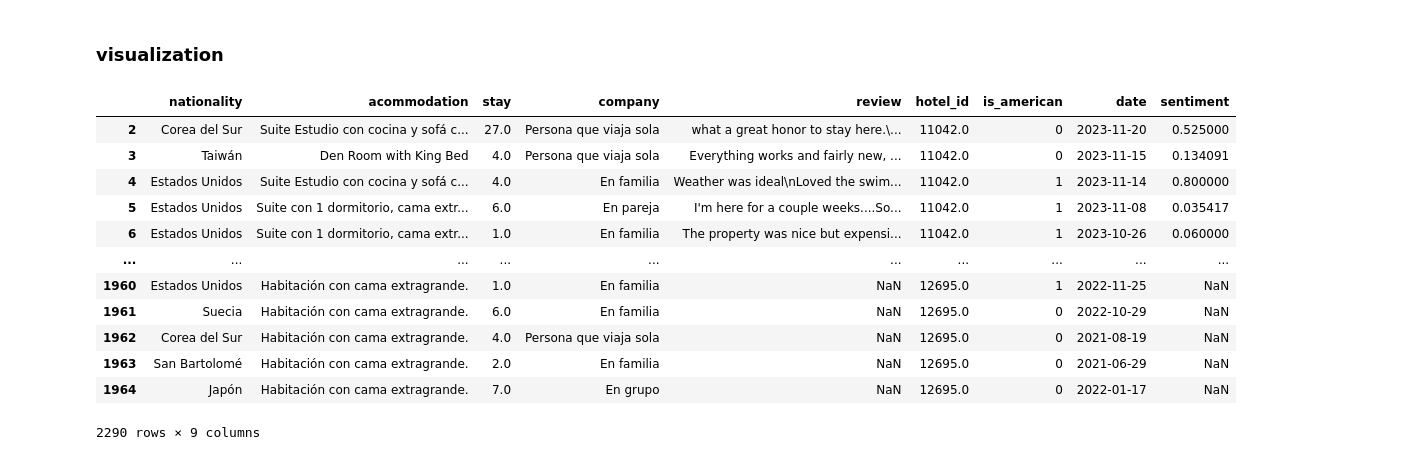
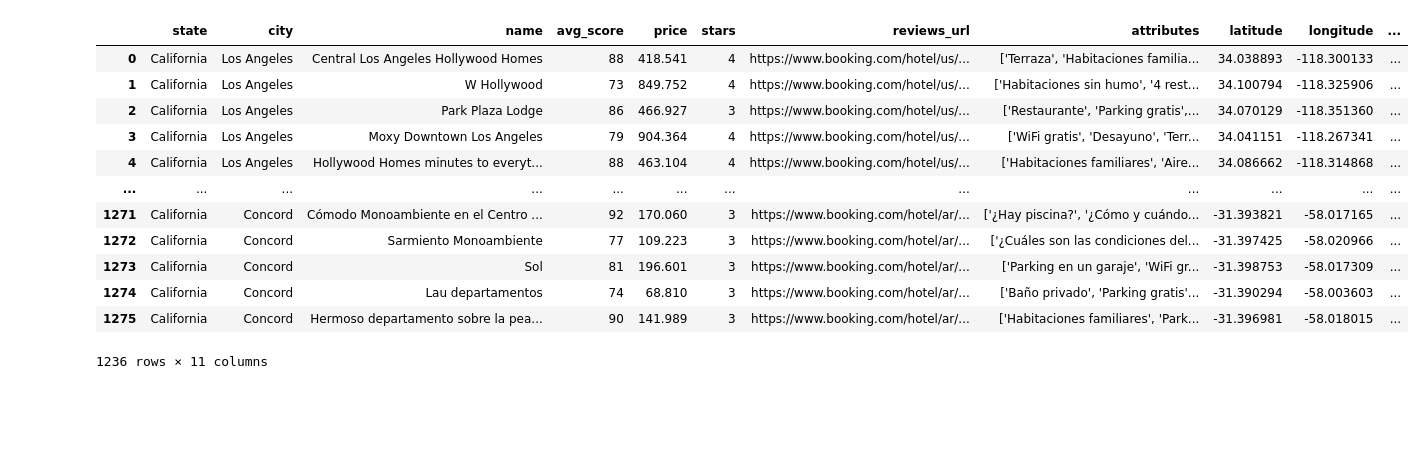
Before and after one commit to LeonardoCostaH/PF_DS_YELP, a Jupyter notebook: streamlit/pages/streamlit.ipynb, the cells around one changed output. Drawn from its saved outputs; the diff is of its cells as text; code cells hidden in the pictures; blank space fills up the shorter version.

```diff
--- a/streamlit/pages/streamlit.ipynb
+++ b/streamlit/pages/streamlit.ipynb
@@ -60,23 +19,20 @@ fig_cities.show()
-# %% [markdown]
-### visualization
 # %%
-import numpy as np
 import pandas as pd
-import plotly.express as px
 
-client_reviews = pd.read_csv("../../files/data/usa_clients_reviews.csv", index_col=0)
-client_reviews
+california_hotels = pd.read_csv("../../files/data/booking/california_hotels.csv", index_col=0)
+california_hotels.drop_duplicates(subset=['city', 'name'], inplace=True)
+california_hotels
 # %% [output]
-|  | nationality | acommodation | stay | company | review | hotel_id | is_american | date | sentiment |
-| 2 | Corea del Sur | Suite Estudio con cocina y sofá c... | 27.0 | Persona que viaja sola | what a great honor to stay here.\... | 11042.0 | 0 | 2023-11-20 | 0.525000 |
-| 3 | Taiwán | Den Room with King Bed | 4.0 | Persona que viaja sola | Everything works and fairly new, ... | 11042.0 | 0 | 2023-11-15 | 0.134091 |
-| 4 | Estados Unidos | Suite Estudio con cocina y sofá c... | 4.0 | En familia | Weather was ideal\nLoved the swim... | 11042.0 | 1 | 2023-11-14 | 0.800000 |
-| 5 | Estados Unidos | Suite con 1 dormitorio, cama extr... | 6.0 | En pareja | I'm here for a couple weeks....So... | 11042.0 | 1 | 2023-11-08 | 0.035417 |
-| 6 | Estados Unidos | Suite con 1 dormitorio, cama extr... | 1.0 | En familia | The property was nice but expensi... | 11042.0 | 1 | 2023-10-26 | 0.060000 |
-| ... | ... | ... | ... | ... | ... | ... | ... | ... | ... |
-| 1960 | Estados Unidos | Habitación con cama extragrande. | 1.0 | En familia | NaN | 12695.0 | 1 | 2022-11-25 | NaN |
-| 1961 | Suecia | Habitación con cama extragrande. | 6.0 | En familia | NaN | 12695.0 | 0 | 2022-10-29 | NaN |
-| 1962 | Corea del Sur | Habitación con cama extragrande. | 4.0 | Persona que viaja sola | NaN | 12695.0 | 0 | 2021-08-19 | NaN |
-| 1963 | San Bartolomé | Habitación con cama extragrande. | 2.0 | En familia | NaN | 12695.0 | 0 | 2021-06-29 | NaN |
-| 1964 | Japón | Habitación con cama extragrande. | 7.0 | En grupo | NaN | 12695.0 | 0 | 2022-01-17 | NaN |
+|  | state | city | name | avg_score | price | stars | reviews_url | attributes | latitude | longitude | ... |
+| 0 | California | Los Angeles | Central Los Angeles Hollywood Homes | 88 | 418.541 | 4 | https://www.booking.com/hotel/us/... | ['Terraza', 'Habitaciones familia... | 34.038893 | -118.300133 | ... |
+| 1 | California | Los Angeles | W Hollywood | 73 | 849.752 | 4 | https://www.booking.com/hotel/us/... | ['Habitaciones sin humo', '4 rest... | 34.100794 | -118.325906 | ... |
+| 2 | California | Los Angeles | Park Plaza Lodge | 86 | 466.927 | 3 | https://www.booking.com/hotel/us/... | ['Restaurante', 'Parking gratis',... | 34.070129 | -118.351360 | ... |
+| 3 | California | Los Angeles | Moxy Downtown Los Angeles | 79 | 904.364 | 4 | https://www.booking.com/hotel/us/... | ['WiFi gratis', 'Desayuno', 'Terr... | 34.041151 | -118.267341 | ... |
+| 4 | California | Los Angeles | Hollywood Homes minutes to everyt... | 88 | 463.104 | 4 | https://www.booking.com/hotel/us/... | ['Habitaciones familiares', 'Aire... | 34.086662 | -118.314868 | ... |
+| ... | ... | ... | ... | ... | ... | ... | ... | ... | ... | ... | ... |
+| 1271 | California | Concord | Cómodo Monoambiente en el Centro ... | 92 | 170.060 | 3 | https://www.booking.com/hotel/ar/... | ['¿Hay piscina?', '¿Cómo y cuándo... | -31.393821 | -58.017165 | ... |
+| 1272 | California | Concord | Sarmiento Monoambiente | 77 | 109.223 | 3 | https://www.booking.com/hotel/ar/... | ['¿Cuáles son las condiciones del... | -31.397425 | -58.020966 | ... |
+| 1273 | California | Concord | Sol | 81 | 196.601 | 3 | https://www.booking.com/hotel/ar/... | ['Parking en un garaje', 'WiFi gr... | -31.398753 | -58.017309 | ... |
+| 1274 | California | Concord | Lau departamentos | 74 | 68.810 | 3 | https://www.booking.com/hotel/ar/... | ['Baño privado', 'Parking gratis'... | -31.390294 | -58.003603 | ... |
+| 1275 | California | Concord | Hermoso departamento sobre la pea... | 90 | 141.989 | 3 | https://www.booking.com/hotel/ar/... | ['Habitaciones familiares', 'Park... | -31.396981 | -58.018015 | ... |
-2290 rows × 9 columns
+1236 rows × 11 columns
```
Also changed, not shown: parts of 8 cells of this notebook, 5 other files.
